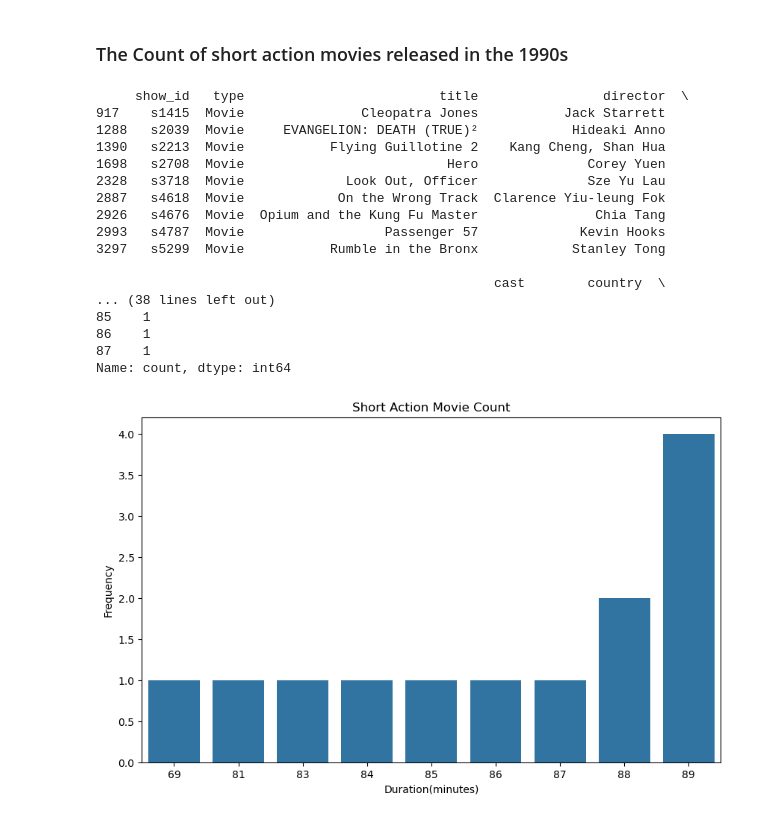
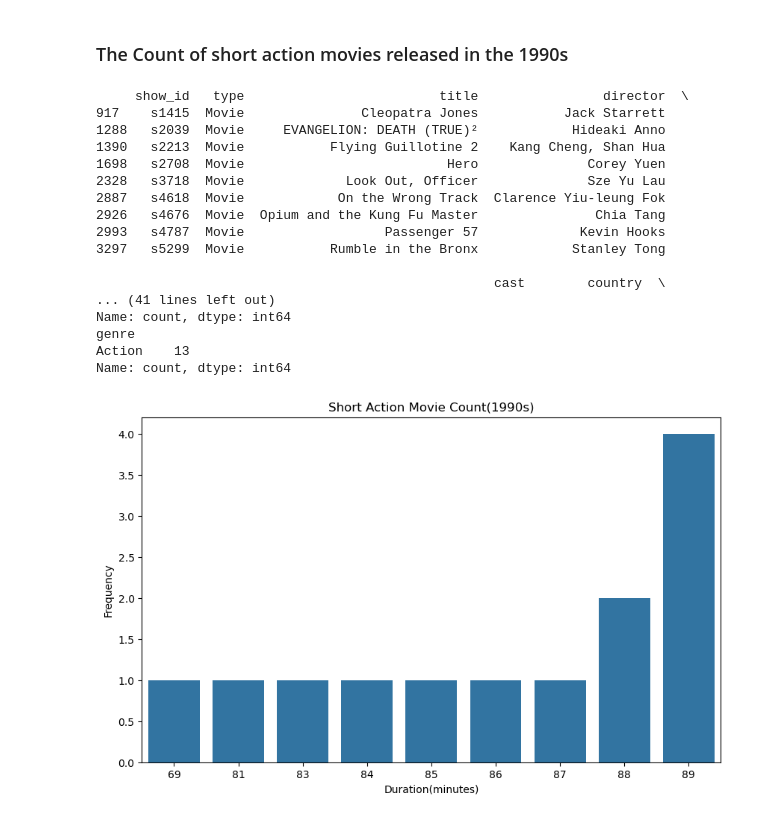
Before and after one commit to UCJPENIEL/Analytics-in-Python-Projects, a Jupyter notebook: Exploratory Data Analysis of 1990s Netflix Movies.ipynb, the cells around one changed output. Drawn from its saved outputs; the diff is of its cells as text; code cells hidden in the pictures.

```diff
--- a/Exploratory Data Analysis of 1990s Netflix Movies.ipynb
+++ b/Exploratory Data Analysis of 1990s Netflix Movies.ipynb
@@ -110,35 +205,36 @@ plt.show()
 # %%
 # Short action movies released in the 1990s
 short_movie = netflix[(netflix["release_year"] <= 1999) & (netflix["genre"] == "Action") & (netflix["duration"] < 90)]
 print(short_movie.head(9))
 
 # Short action movie count
 short_movie_count = short_movie[["duration"]].value_counts("duration")
 print(short_movie_count)
+print(short_movie.value_counts("genre"))
 
 # Visual of short action movie count
 plt.figure(figsize=(10, 6))
 sns.countplot(x="duration", data=short_movie)
-plt.title("Short Action Movie Count")
+plt.title("Short Action Movie Count(1990s)")
 plt.ylabel("Frequency")
 plt.xlabel("Duration(minutes)")
 plt.show()
 # %% [output]
      show_id   type                         title                director  \
 917    s1415  Movie               Cleopatra Jones           Jack Starrett
 1288   s2039  Movie     EVANGELION: DEATH (TRUE)²            Hideaki Anno
 1390   s2213  Movie           Flying Guillotine 2    Kang Cheng, Shan Hua
 1698   s2708  Movie                          Hero              Corey Yuen
 2328   s3718  Movie             Look Out, Officer              Sze Yu Lau
 2887   s4618  Movie            On the Wrong Track  Clarence Yiu-leung Fok
 2926   s4676  Movie  Opium and the Kung Fu Master               Chia Tang
 2993   s4787  Movie                  Passenger 57             Kevin Hooks
 3297   s5299  Movie           Rumble in the Bronx            Stanley Tong
 
                                                    cast        country  \
-... (38 lines left out)
-85    1
-86    1
-87    1
+... (41 lines left out)
 Name: count, dtype: int64
+genre
+Action    13
+Name: count, dtype: int64
-[figure, old version]
+[figure, new version]
```
Also changed, not shown: parts of 4 cells of this notebook, 1 other file.
